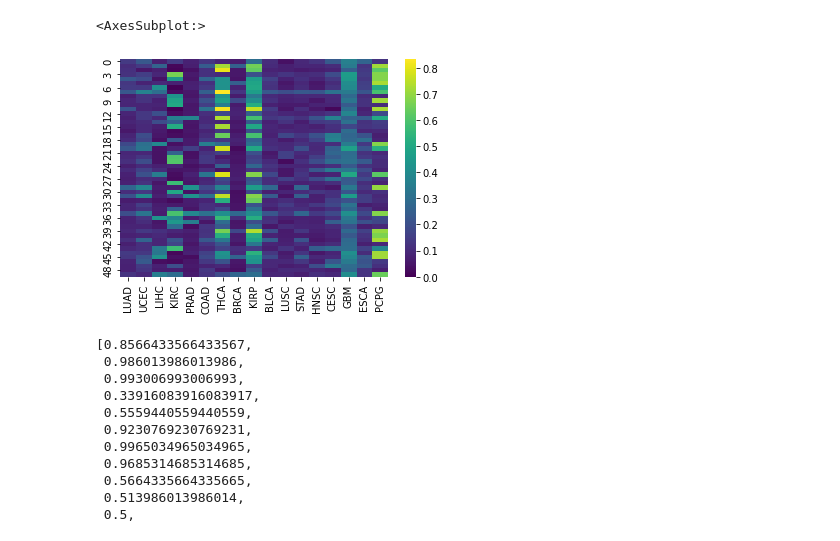
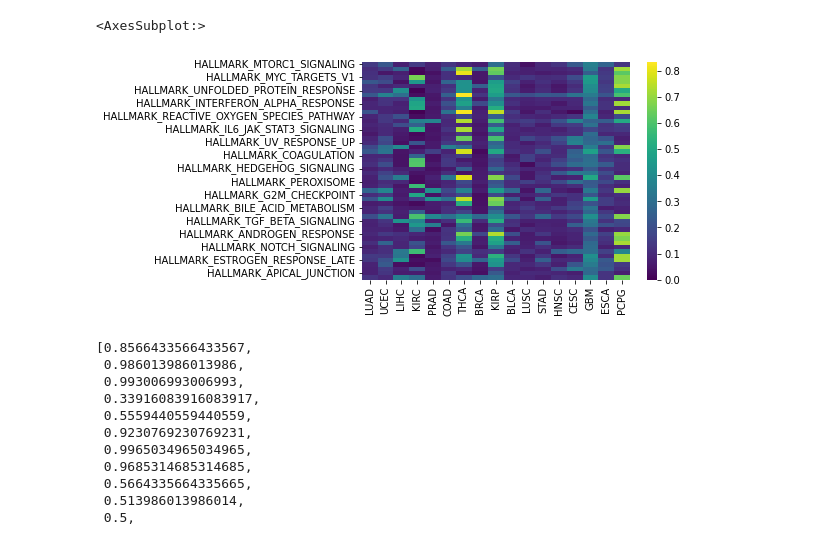
Before and after one commit to Koushul/CITRUS, a Jupyter notebook: MCF10A.ipynb, the cells around one changed output. Cells and saved outputs as stored; diff of their text form; code cells hidden in the pictures.

Commit message:
sweppping heatmap

```diff
--- a/MCF10A.ipynb
+++ b/MCF10A.ipynb
@@ -176,8 +176,8 @@ for cancer in tqdm(cancerss):
 # %%
-sns.heatmap(1-pd.DataFrame(cancer_results, index=cancerss).T, cmap='viridis')
+sns.heatmap(1-pd.DataFrame(cancer_results, index=cancerss, columns=hallmark.Description.values).T, cmap='viridis')
 # %% [output]
 <AxesSubplot:>
-[figure, old version]
+[figure, new version]
 # %%
 from scipy.stats import ttest_1samp
 from statsmodels.stats.multitest import fdrcorrection
```
Also changed, not shown: parts of 1 cell of this notebook, 1 other file.
